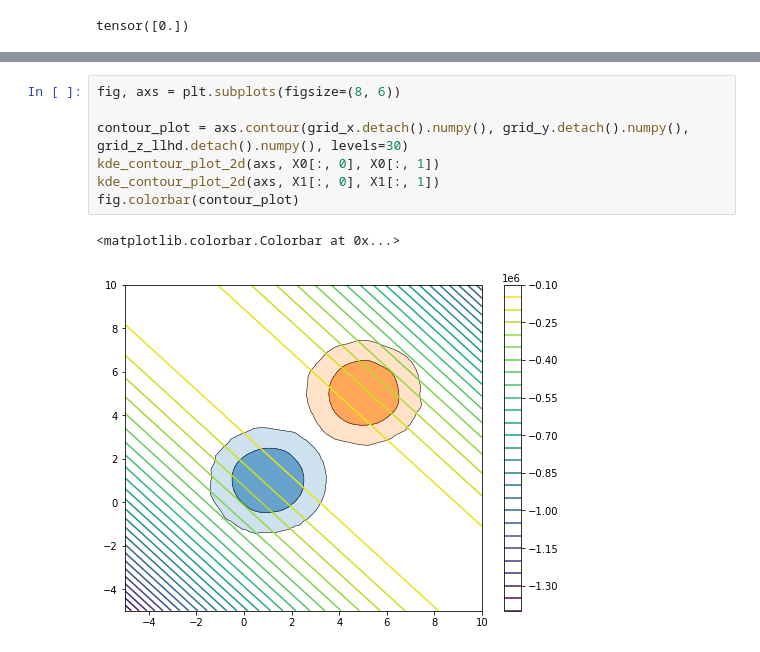
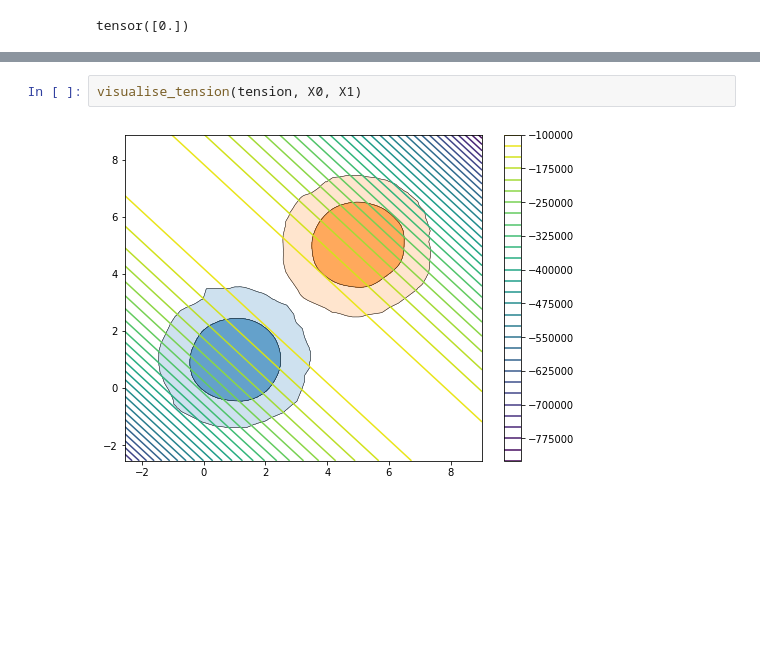
Before and after one commit to yijerjer/quantifying_tension, a Jupyter notebook: 02.1_visualising_tension.ipynb, the cells around one changed output, grey strips where cells are left out. Drawn from its saved outputs; the diff is of its cells as text; blank space fills up the shorter version.

```diff
--- a/02.1_visualising_tension.ipynb
+++ b/02.1_visualising_tension.ipynb
@@ -59,10 +42,4 @@ grid_z_llhd = z_llhd.reshape(grid_x.shape)
-# %%
-fig, axs = plt.subplots(figsize=(8, 6))
-
-contour_plot = axs.contour(grid_x.detach().numpy(), grid_y.detach().numpy(), grid_z_llhd.detach().numpy(), levels=30)
-kde_contour_plot_2d(axs, X0[:, 0], X0[:, 1])
-kde_contour_plot_2d(axs, X1[:, 0], X1[:, 1])
-fig.colorbar(contour_plot)
-# %% [output]
-<matplotlib.colorbar.Colorbar at 0x...>
-[figure, removed]
+# %%
+visualise_tension(tension, X0, X1)
+# %% [output]
+[figure, added]
```
Also changed, not shown: parts of 4 cells of this notebook, 6 other files.
